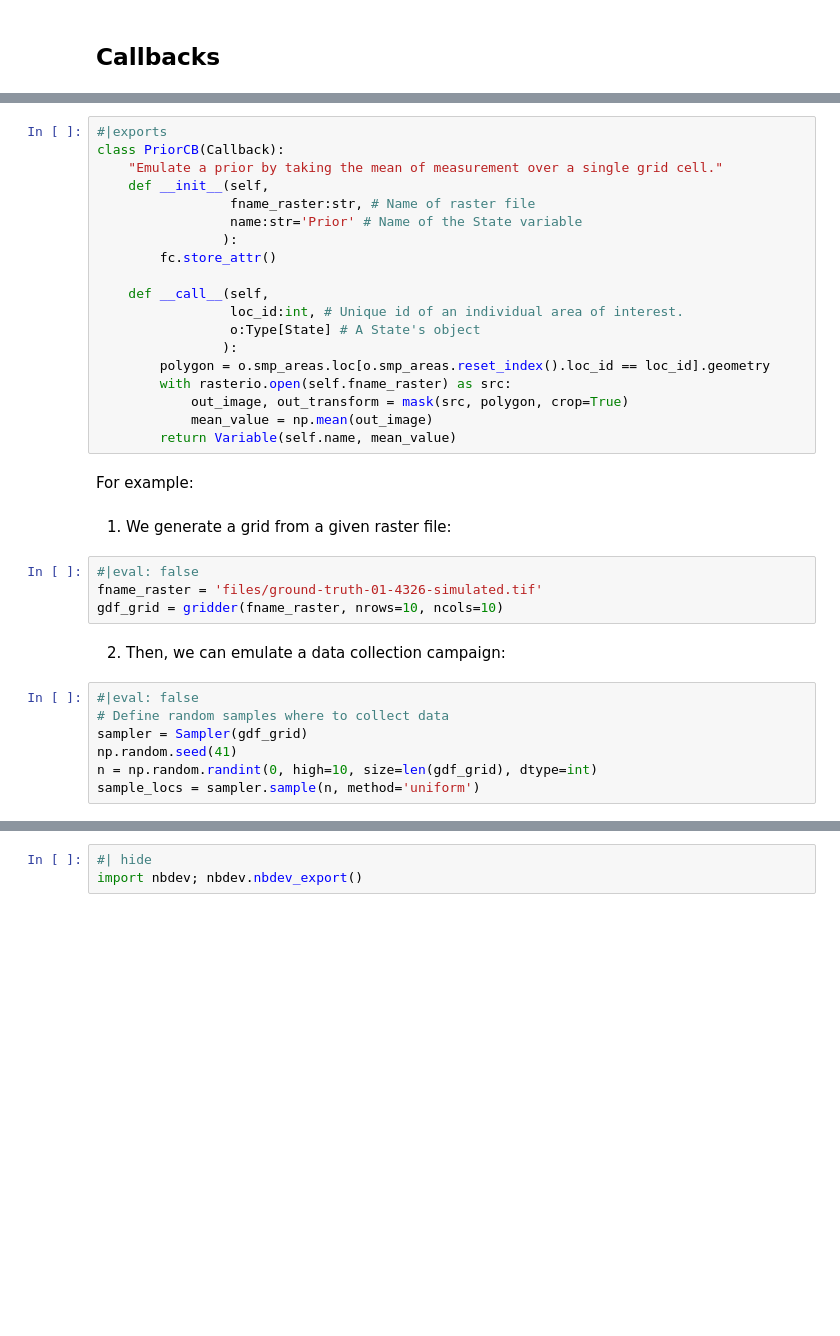
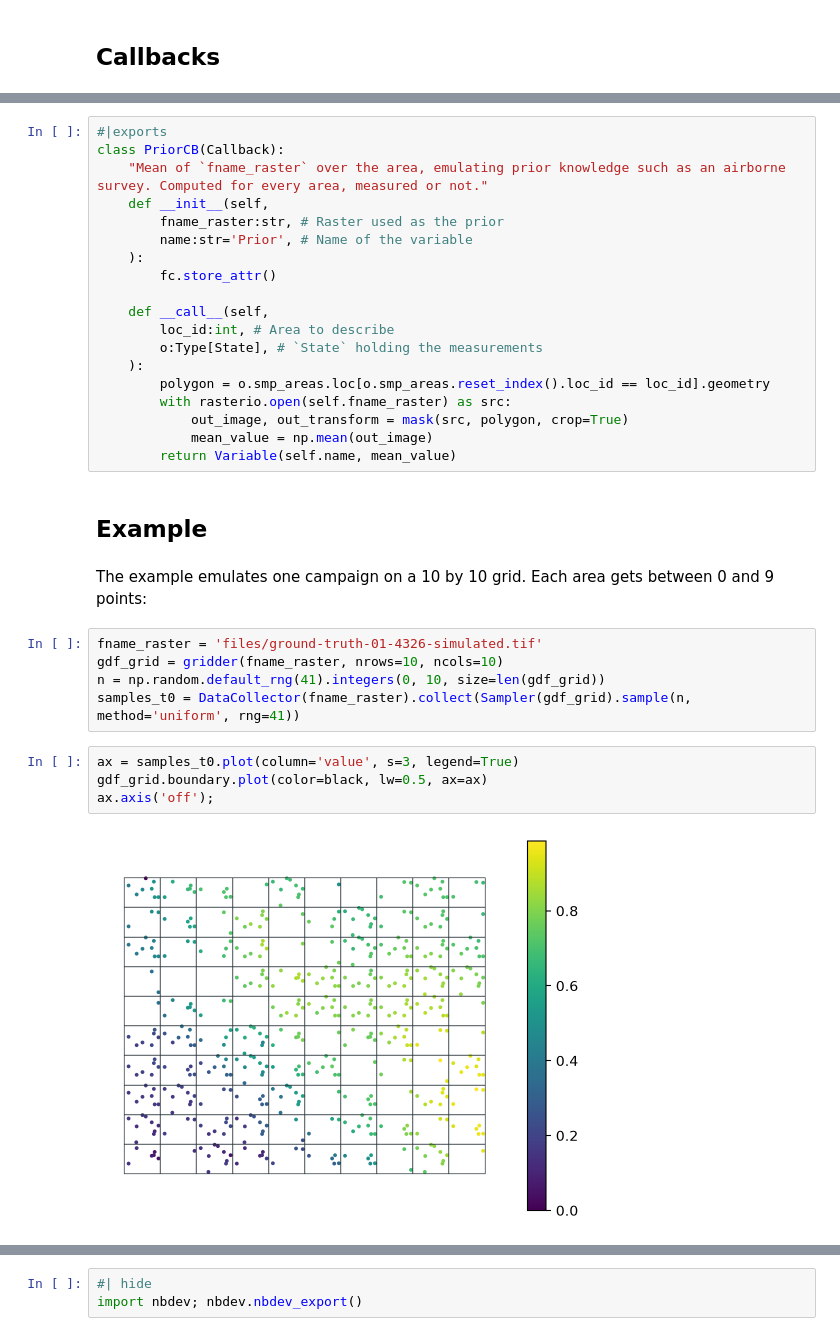
Before and after one commit to franckalbinet/trufl, a Jupyter notebook: nbs/04_callbacks.ipynb, the cells around one changed output, grey strips where cells are left out. Cells and saved outputs as stored; diff of their text form; blank space fills up the shorter version.

```diff
--- a/nbs/04_callbacks.ipynb
+++ b/nbs/04_callbacks.ipynb
@@ -186,36 +209,34 @@ class MoranICB(Callback):
 # %%
 #|exports
 class PriorCB(Callback):
-    "Emulate a prior by taking the mean of measurement over a single grid cell."
+    "Mean of `fname_raster` over the area, emulating prior knowledge such as an airborne survey. Computed for every area, measured or not."
     def __init__(self,
-                 fname_raster:str, # Name of raster file
-                 name:str='Prior' # Name of the State variable
-                ):
+        fname_raster:str, # Raster used as the prior
+        name:str='Prior', # Name of the variable
+    ):
         fc.store_attr()
 
     def __call__(self,
-                 loc_id:int, # Unique id of an individual area of interest.
-                 o:Type[State] # A State's object
-                ):
+        loc_id:int, # Area to describe
+        o:Type[State], # `State` holding the measurements
+    ):
         polygon = o.smp_areas.loc[o.smp_areas.reset_index().loc_id == loc_id].geometry
         with rasterio.open(self.fname_raster) as src:
             out_image, out_transform = mask(src, polygon, crop=True)
             mean_value = np.mean(out_image)
         return Variable(self.name, mean_value)
 # %% [markdown]
-For example:
+## Example
 # %% [markdown]
-1. We generate a grid from a given raster file:
+The example emulates one campaign on a 10 by 10 grid. Each area gets between 0 and 9 points:
 # %%
-#|eval: false
 fname_raster = 'files/ground-truth-01-4326-simulated.tif'
 gdf_grid = gridder(fname_raster, nrows=10, ncols=10)
+n = np.random.default_rng(41).integers(0, 10, size=len(gdf_grid))
+samples_t0 = DataCollector(fname_raster).collect(Sampler(gdf_grid).sample(n, method='uniform', rng=41))
-# %% [markdown]
-2. Then, we can emulate a data collection campaign:
 # %%
-#|eval: false
-# Define random samples where to collect data
-sampler = Sampler(gdf_grid)
-np.random.seed(41)
-n = np.random.randint(0, high=10, size=len(gdf_grid), dtype=int)
-sample_locs = sampler.sample(n, method='uniform')
+ax = samples_t0.plot(column='value', s=3, legend=True)
+gdf_grid.boundary.plot(color=black, lw=0.5, ax=ax)
+ax.axis('off');
+# %% [output]
+[figure, added]
```
Also changed, not shown: parts of 26 cells of this notebook, 1 other file.
